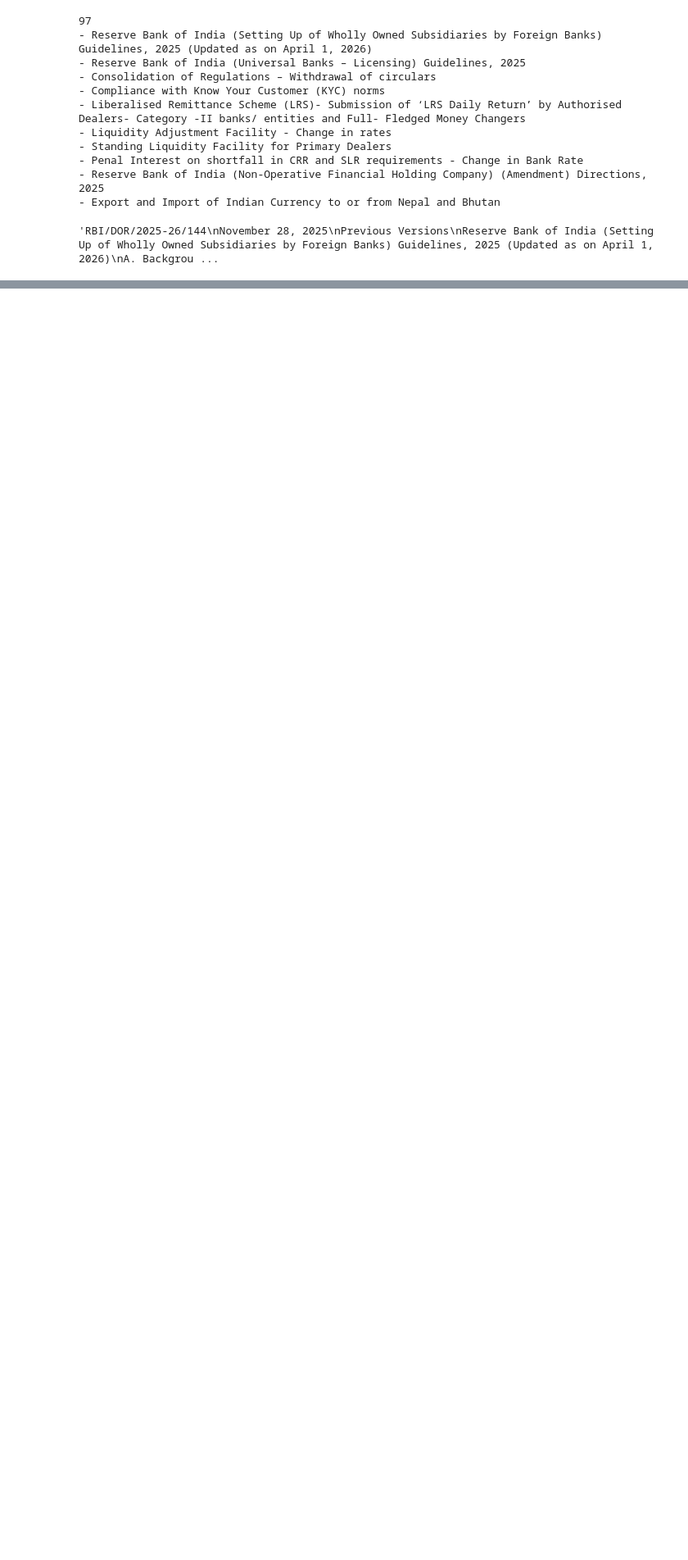
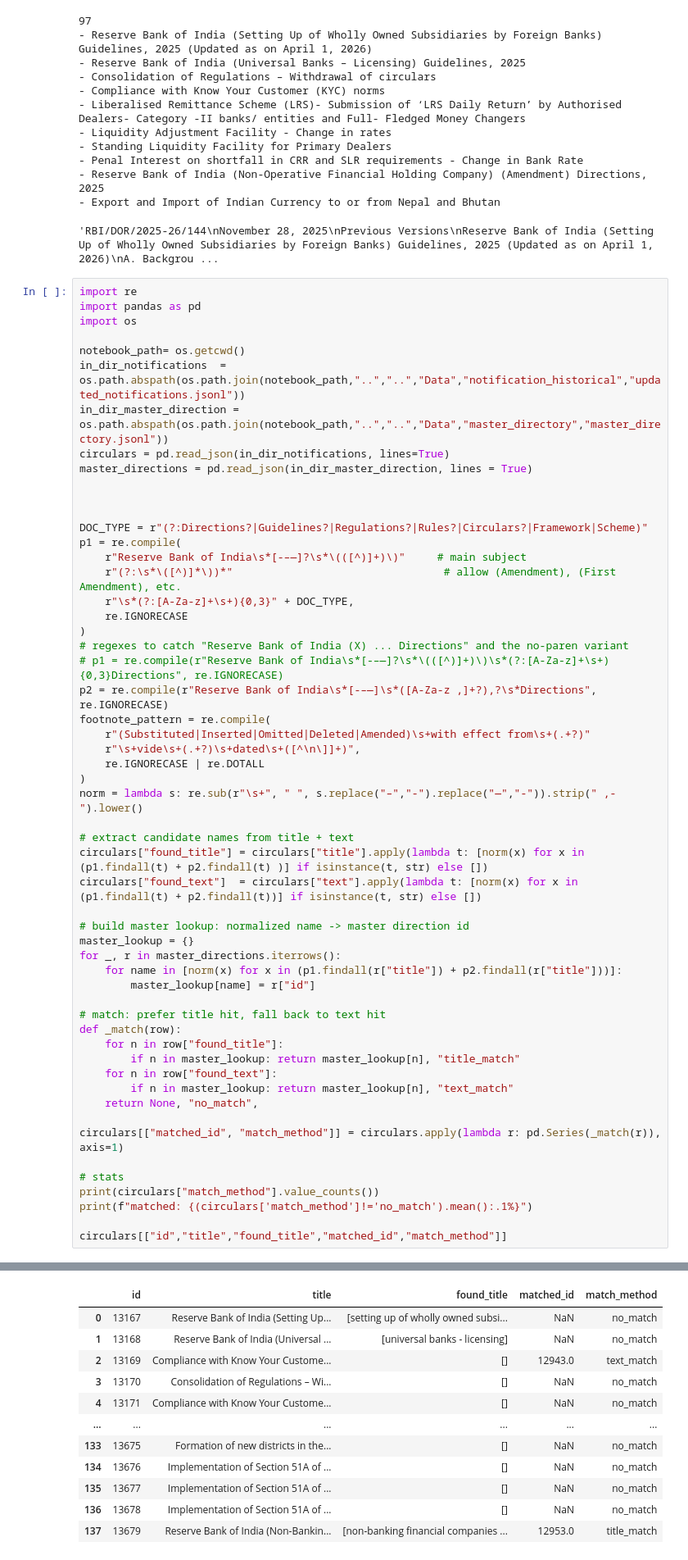
Before and after one commit to Vedangbarman/Regdoot, a Jupyter notebook: sandbox/jupyter/Connect_circular_to_master_directory.ipynb, the cells around one changed output, grey strips where cells are left out. Shown at 82% size. Saved outputs shown, nothing was run; the diff lists cells and outputs as text; blank space fills up the shorter version.

```diff
--- a/sandbox/jupyter/Untitled.ipynb
+++ b/sandbox/jupyter/Connect_circular_to_master_directory.ipynb
@@ -78,3 +78,59 @@ no_match["text"].iloc[0]
 - Reserve Bank of India (Non-Operative Financial Holding Company) (Amendment) Directions, 2025
 - Export and Import of Indian Currency to or from Nepal and Bhutan
 'RBI/DOR/2025-26/144\nNovember 28, 2025\nPrevious Versions\nReserve Bank of India (Setting Up of Wholly Owned Subsidiaries by Foreign Banks) Guidelines, 2025 (Updated as on April 1, 2026)\nA. Backgrou ...
+# %%
+import re
+import pandas as pd
+import os
+
+notebook_path= os.getcwd()
+in_dir_notifications  = os.path.abspath(os.path.join(notebook_path,"..","..","Data","notification_historical","updated_notifications.jsonl"))
+in_dir_master_direction = os.path.abspath(os.path.join(notebook_path,"..","..","Data","master_directory","master_directory.jsonl"))
+circulars = pd.read_json(in_dir_notifications, lines=True)
+master_directions = pd.read_json(in_dir_master_direction, lines = True)
+
+
+
+DOC_TYPE = r"(?:Directions?|Guidelines?|Regulations?|Rules?|Circulars?|Framework|Scheme)"
+p1 = re.compile(
+    r"Reserve Bank of India\s*[-–—]?\s*\(([^)]+)\)"     # main subject
+    r"(?:\s*\([^)]*\))*"                                 # allow (Amendment), (First Amendment), etc.
+    r"\s*(?:[A-Za-z]+\s+){0,3}" + DOC_TYPE,
+    re.IGNORECASE
+)
+# regexes to catch "Reserve Bank of India (X) ... Directions" and the no-paren variant
+# p1 = re.compile(r"Reserve Bank of India\s*[-–—]?\s*\(([^)]+)\)\s*(?:[A-Za-z]+\s+){0,3}Directions", re.IGNORECASE)
+p2 = re.compile(r"Reserve Bank of India\s*[-–—]\s*([A-Za-z ,]+?),?\s*Directions", re.IGNORECASE)
+footnote_pattern = re.compile(
+    r"(Substituted|Inserted|Omitted|Deleted|Amended)\s+with effect from\s+(.+?)"
+    r"\s+vide\s+(.+?)\s+dated\s+([^\n\]]+)",
+    re.IGNORECASE | re.DOTALL
+)
+norm = lambda s: re.sub(r"\s+", " ", s.replace("–","-").replace("—","-")).strip(" ,-").lower()
+
+# extract candidate names from title + text
+circulars["found_title"] = circulars["title"].apply(lambda t: [norm(x) for x in (p1.findall(t) + p2.findall(t) )] if isinstance(t, str) else [])
+circulars["found_text"]  = circulars["text"].apply(lambda t: [norm(x) for x in (p1.findall(t) + p2.findall(t))] if isinstance(t, str) else [])
+
+# build master lookup: normalized name -> master direction id
+master_lookup = {}
+for _, r in master_directions.iterrows():
+    for name in [norm(x) for x in (p1.findall(r["title"]) + p2.findall(r["title"]))]:
+        master_lookup[name] = r["id"]
+
+# match: prefer title hit, fall back to text hit
+def _match(row):
+    for n in row["found_title"]:
+        if n in master_lookup: return master_lookup[n], "title_match"
+    for n in row["found_text"]:
+        if n in master_lookup: return master_lookup[n], "text_match"
+    return None, "no_match",
+
+circulars[["matched_id", "match_method"]] = circulars.apply(lambda r: pd.Series(_match(r)), axis=1)
+
+# stats
+print(circulars["match_method"].value_counts())
+print(f"matched: {(circulars['match_method']!='no_match').mean():.1%}")
+
+circulars[["id","title","found_title","matched_id","match_method"]]
+# %% [output]
@@ -80,0 +143,12 @@ no_match["text"].iloc[0]
+|  | id | title | found_title | matched_id | match_method |
+| 0 | 13167 | Reserve Bank of India (Setting Up... | [setting up of wholly owned subsi... | NaN | no_match |
+| 1 | 13168 | Reserve Bank of India (Universal ... | [universal banks - licensing] | NaN | no_match |
+| 2 | 13169 | Compliance with Know Your Custome... | [] | 12943.0 | text_match |
+| 3 | 13170 | Consolidation of Regulations – Wi... | [] | NaN | no_match |
+| 4 | 13171 | Compliance with Know Your Custome... | [] | NaN | no_match |
+| ... | ... | ... | ... | ... | ... |
+| 133 | 13675 | Formation of new districts in the... | [] | NaN | no_match |
+| 134 | 13676 | Implementation of Section 51A of ... | [] | NaN | no_match |
+| 135 | 13677 | Implementation of Section 51A of ... | [] | NaN | no_match |
+| 136 | 13678 | Implementation of Section 51A of ... | [] | NaN | no_match |
+| 137 | 13679 | Reserve Bank of India (Non-Bankin... | [non-banking financial companies ... | 12953.0 | title_match |
```
Also changed, not shown: parts of 2 cells of this notebook.
